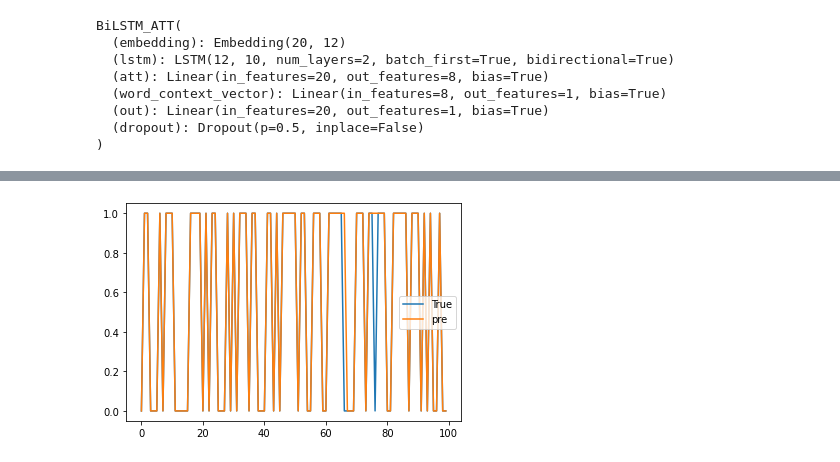
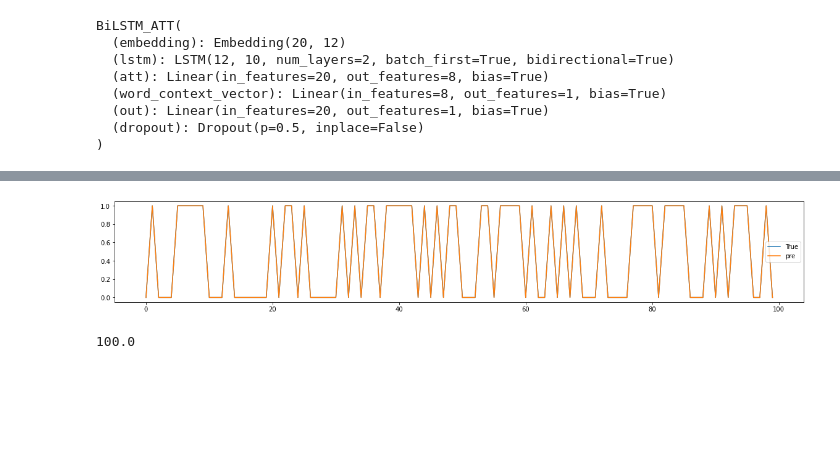
Before and after one commit to FengBotao119/Graduation-Project, a Jupyter notebook: Preprocessing.ipynb, the cells around one changed output, grey strips where cells are left out. Saved outputs shown, nothing was run; the diff lists cells and outputs as text; code cells hidden in the pictures; blank space fills up the shorter version.

```diff
--- a/Preprocessing.ipynb
+++ b/Preprocessing.ipynb
@@ -206,16 +201,0 @@ def acc_metrics(pre,y,threshold):
-# %%
-for epoch in range(100):
-    Loss = 0
-    for sentences,words_per_sentence,labels in data:
-        model.train()
-        sentences = sentences.to(device)
-        words_per_sentence = words_per_sentence.to(device)
-        labels = labels.to(device)
-        pre = model(sentences,words_per_sentence)
-        print(acc_metrics(pre.squeeze(),labels.float(),threshold=0.5))
-        loss = criterion(pre.squeeze(),labels.float())
-        optimer.zero_grad()
-        loss.backward()
-        optimer.step()
-        Loss+=loss.item()
-    print(Loss)
@@ -283,9 +333,12 @@ pre
 # %%
-plt.figure(figsize=(6, 6.5))
-
+plt.figure(figsize=(20, 3))
 plt.plot(range(100),temp_labels,label ="True")
 plt.plot(range(100),pre,label ="pre")
 plt.legend()
 plt.show()
 # %% [output]
-[figure, old version]
+[figure, new version]
+# %%
+10000*0.01
+# %% [output]
+100.0
```
Also changed, not shown: parts of 9 cells of this notebook, 10 other files.
